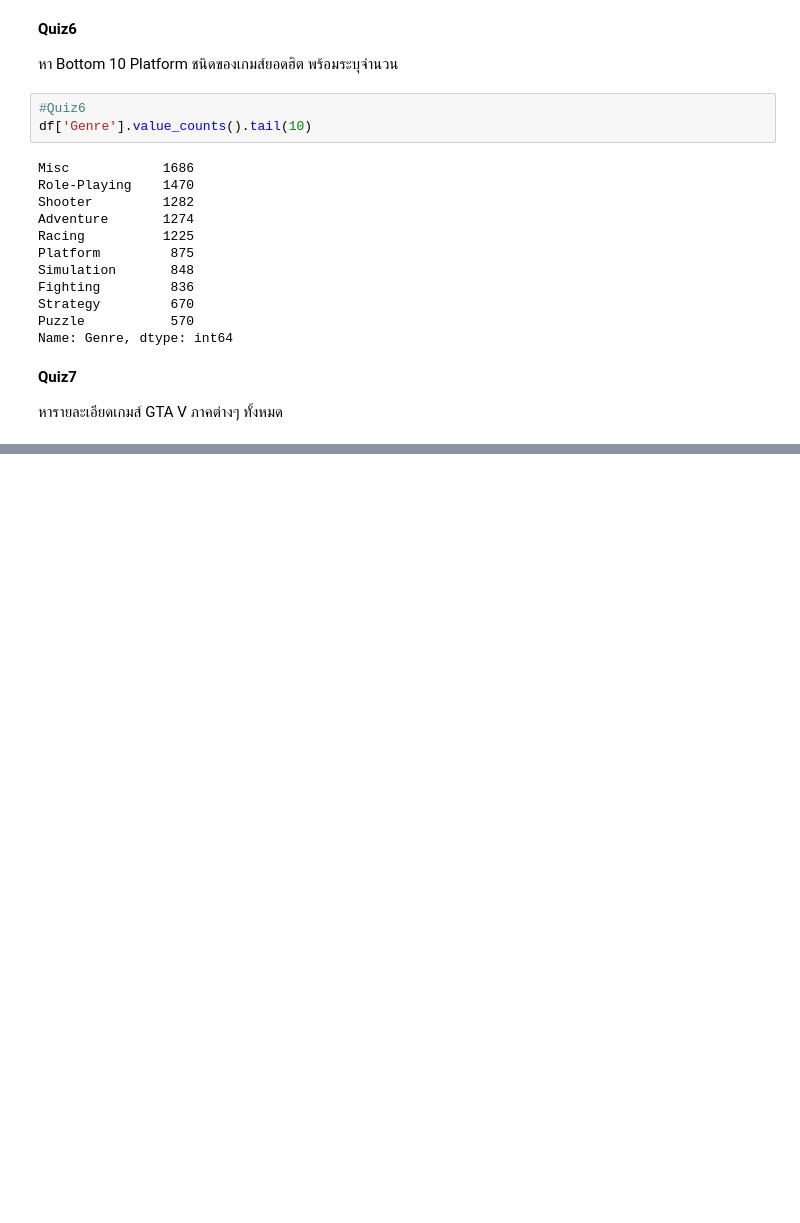
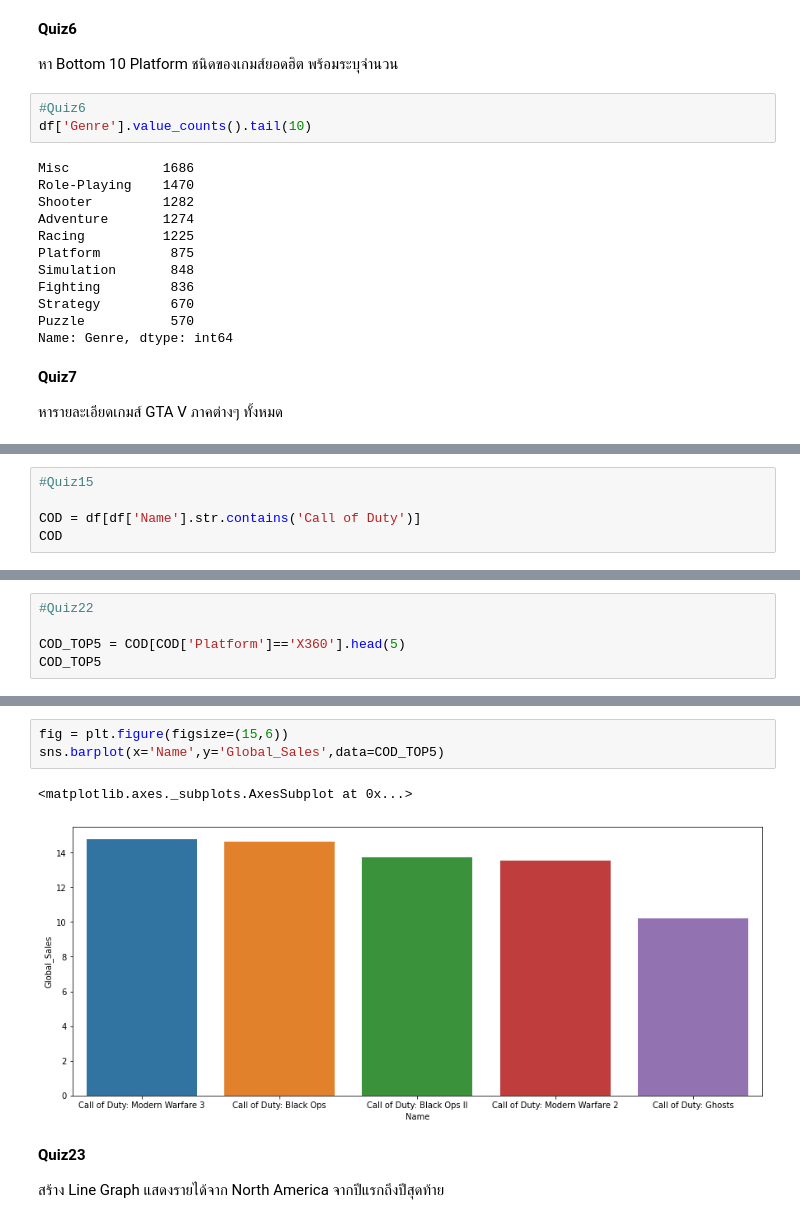
Before and after one commit to deen666/Homework_DataCamp2, a Jupyter notebook: PROJECT I – Capstone/PROJECT_I_–_Capstone_pt2.ipynb, the cells around one changed output, grey strips where cells are left out. Saved outputs shown, nothing was run; the diff lists cells and outputs as text; blank space fills up the shorter version.

```diff
--- a/PROJECT I – Capstone/PROJECT_I_–_Capstone_pt2.ipynb
+++ b/PROJECT I – Capstone/PROJECT_I_–_Capstone_pt2.ipynb
@@ -243,0 +408,5 @@ df[df['Name']=='Grand Theft Auto V']
+# %%
+#Quiz15
+
+COD = df[df['Name'].str.contains('Call of Duty')]
+COD
@@ -243,0 +509,5 @@ df[df['Name']=='Grand Theft Auto V']
+# %%
+#Quiz22
+
+COD_TOP5 = COD[COD['Platform']=='X360'].head(5)
+COD_TOP5
@@ -243,0 +521,10 @@ df[df['Name']=='Grand Theft Auto V']
+# %%
+fig = plt.figure(figsize=(15,6))
+sns.barplot(x='Name',y='Global_Sales',data=COD_TOP5)
+# %% [output]
+<matplotlib.axes._subplots.AxesSubplot at 0x...>
+[figure, added]
+# %% [markdown]
+**Quiz23**
+
+สร้าง Line Graph แสดงรายได้จาก North America จากปีแรกถึงปีสุดท้าย
```
Also changed, not shown: parts of 39 cells of this notebook.
